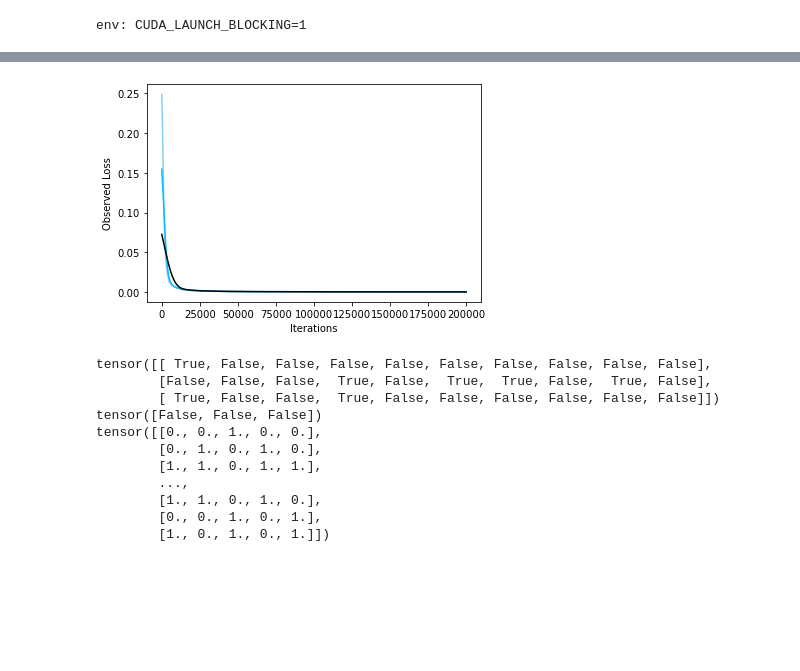
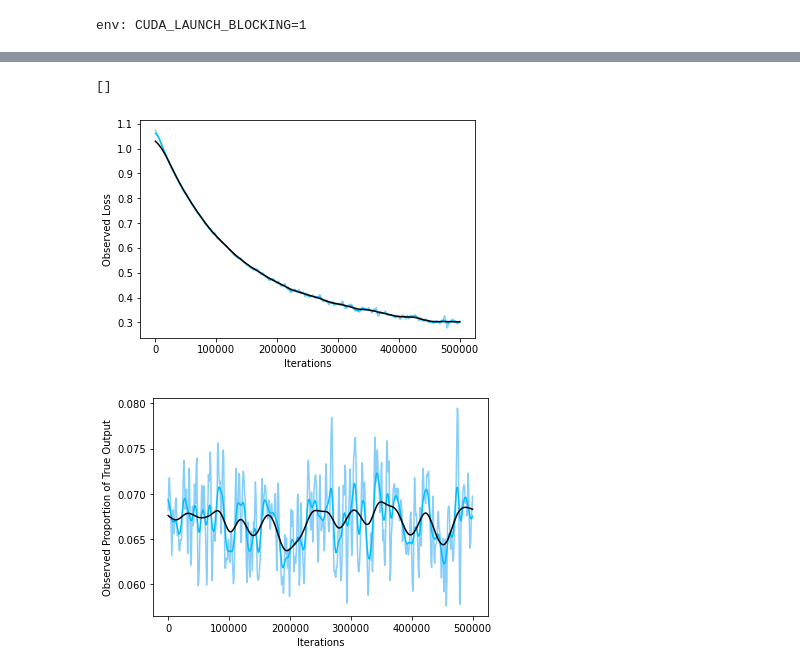
Before and after one commit to AndySham/chess-ai-backend, a Jupyter notebook: fuzzy_dnf.ipynb, the cells around one changed output, grey strips where cells are left out. Cells and saved outputs as stored; diff of their text form; code cells hidden in the pictures; blank space fills up the shorter version.

```diff
--- a/fuzzy_dnf.ipynb
+++ b/fuzzy_dnf.ipynb
@@ -18,13 +19,16 @@ tqdm().pandas()
 device = 'cpu'
 #device = 'cuda'
 # %%
-def train_dnf(model, dataloader, lr):
+def train_dnf(model: FuzzyDNF, dataloader, lr):
     optimizer = torch.optim.Adam(model.parameters(), lr)
     loss_fn = torch.nn.BCELoss()
 
     seen = 0
     items = []
     obs_losses = []
+    props = []
+    dnf_strs = []
+    prev_dnf_params = None
 
     for batch, (X, y) in tqdm(enumerate(dataloader), total=len(dataloader)):
         X = X.to(device)
@@ -32,14 +36,22 @@ def train_dnf(model, dataloader, lr):
         pred = torch.squeeze(model(X))
         #print(pred.shape, y.shape)
         loss = loss_fn(pred, y)
+        #print(pred, y)
 
         # Optimise NN model
         optimizer.zero_grad()
         loss.backward()
         optimizer.step()
 
+        """
+        dnf_params = model.harden_params()
+        if prev_dnf_params == None or not all(map(torch.equal, prev_dnf_params, dnf_params)):
+            dnf_strs.append(model.params_to_str())
+            prev_dnf_params = tuple(map(lambda t: t.clone().detach(), dnf_params))
+        """
         seen += len(X)
         items.append(seen)
         obs_losses.append(loss.item())
+        props.append(y.mean())
 
-    return torch.tensor(items), torch.tensor(obs_losses)
+    return torch.tensor(items), torch.tensor(obs_losses), torch.tensor(props), dnf_strs
@@ -46,27 +90,18 @@ def train_dnf(model, dataloader, lr):
 # %%
-dnf_dim = 5
-dnf_dataset = DNFDataset(dnf_dim, 200000, 0.5, 3, 0.3, 0.3)
+dnf_dim = 10
+dnf_dataset = DNFDataset(dnf_dim, 500000, 0.5, 2, 0.5)
 dnf_dataloader = DataLoader(dnf_dataset, batch_size=128, shuffle=True)
 
-dnf_model = FuzzyDNF(dnf_dim, 1, 3, logic_system=logic.ProductLogic)
+dnf_model = FuzzyDNF(dnf_dim, 1, 20, logic_system=logic.ProductLogic)
 dnf_model.to(device)
 
-dnf_items, dnf_losses = train_dnf(dnf_model, dnf_dataloader, lr=1e-1)
+dnf_items, dnf_losses, dnf_props, dnf_strs = train_dnf(dnf_model, dnf_dataloader, lr=5e-4)
+
+print(dnf_strs)
 
 plot_loss(dnf_items, dnf_losses, ylabel='Observed Loss', approx=True)
-print(dnf_dataset.conj_sets)
-print(dnf_dataset.disj_set)
-print(dnf_dataset.X)
+plot_loss(dnf_items, dnf_props, ylabel='Observed Proportion of True Output', approx=True)
 # %% [output]
+[]
-[figure, old version]
+[figure, new version]
-tensor([[ True, False, False, False, False, False, False, False, False, False],
-        [False, False, False,  True, False,  True,  True, False,  True, False],
-        [ True, False, False,  True, False, False, False, False, False, False]])
-tensor([False, False, False])
-tensor([[0., 0., 1., 0., 0.],
-        [0., 1., 0., 1., 0.],
-        [1., 1., 0., 1., 1.],
-        ...,
-        [1., 1., 0., 1., 0.],
-        [0., 0., 1., 0., 1.],
-        [1., 0., 1., 0., 1.]])
+[figure, added]
```
Also changed, not shown: parts of 13 cells of this notebook, 29 other files.
